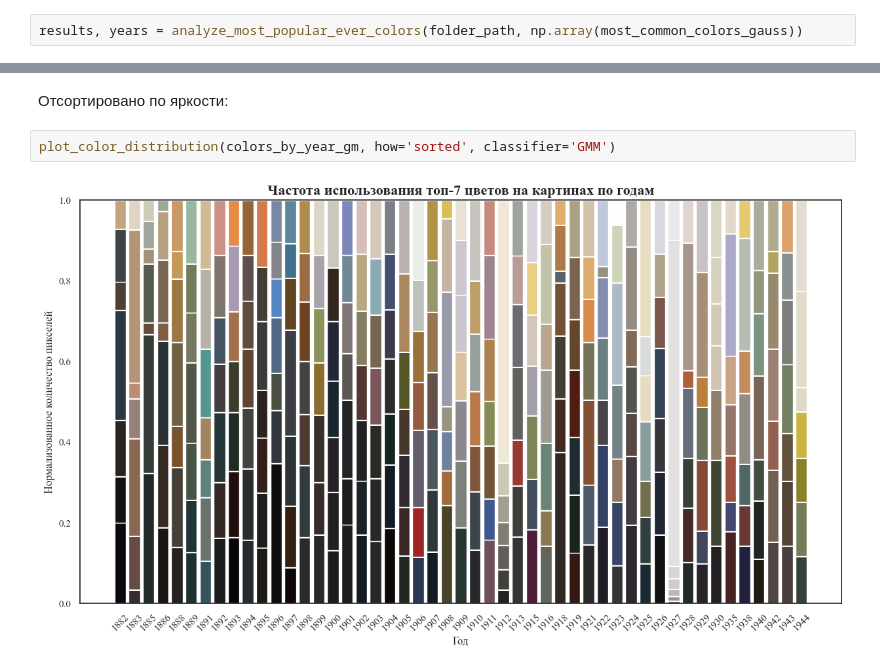
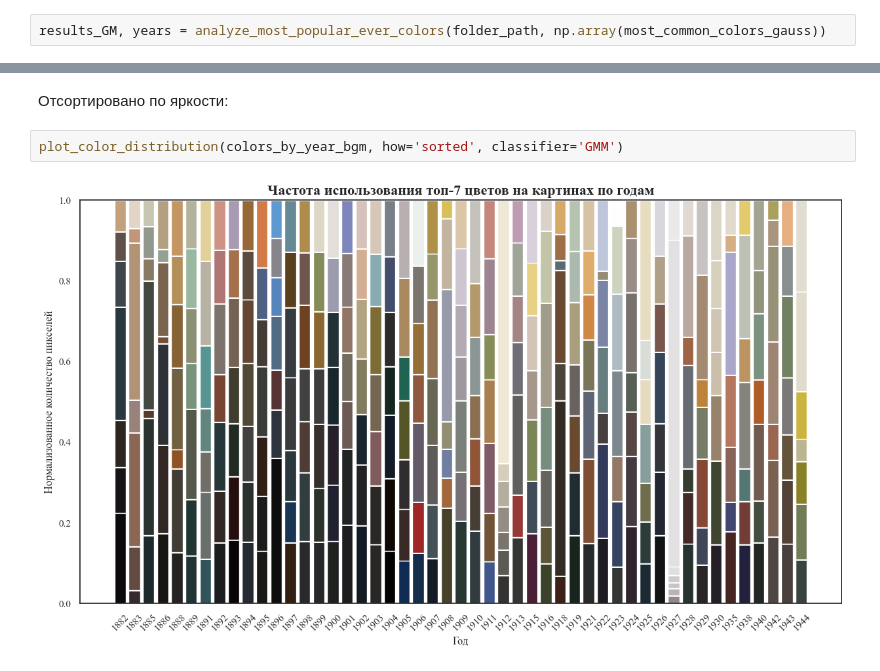
Before and after one commit to pryanik/i3_shades_of_mind, a Jupyter notebook: color_analysis_munch.ipynb, the cells around one changed output, grey strips where cells are left out. Saved outputs shown, nothing was run; the diff lists cells and outputs as text.

```diff
--- a/color_analysis_munch.ipynb
+++ b/color_analysis_munch.ipynb
@@ -407,5 +460,5 @@ plot_bar_distribution(results, years, model_name='KMeans')
 # %% [markdown]
 #### GaussianMixture:
 # %%
-results, years = analyze_most_popular_ever_colors(folder_path, np.array(most_common_colors_gauss))
+results_GM, years = analyze_most_popular_ever_colors(folder_path, np.array(most_common_colors_gauss))
 # %%
@@ -813,6 +1028,6 @@ plot_color_distribution(colors_by_year_bgm, classifier='GMM', how='not_sorted')
 # %% [markdown]
 Отсортировано по яркости:
 # %%
-plot_color_distribution(colors_by_year_gm, how='sorted', classifier='GMM')
+plot_color_distribution(colors_by_year_bgm, how='sorted', classifier='GMM')
 # %% [output]
-[figure, old version]
+[figure, new version]
```
Also changed, not shown: parts of 41 cells of this notebook.
